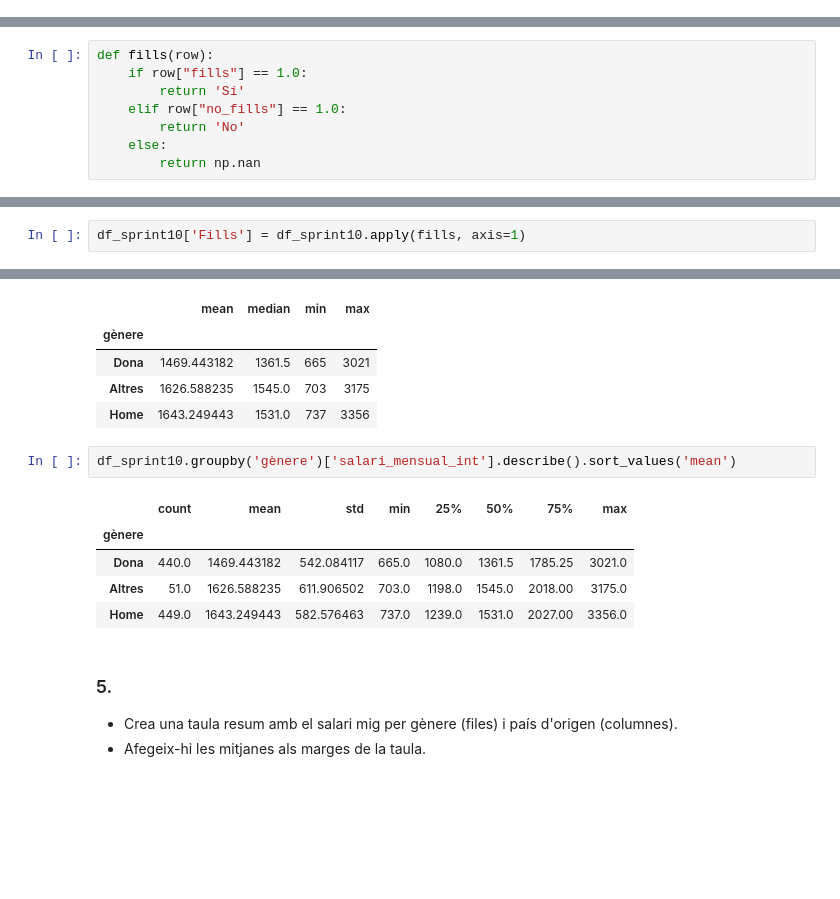
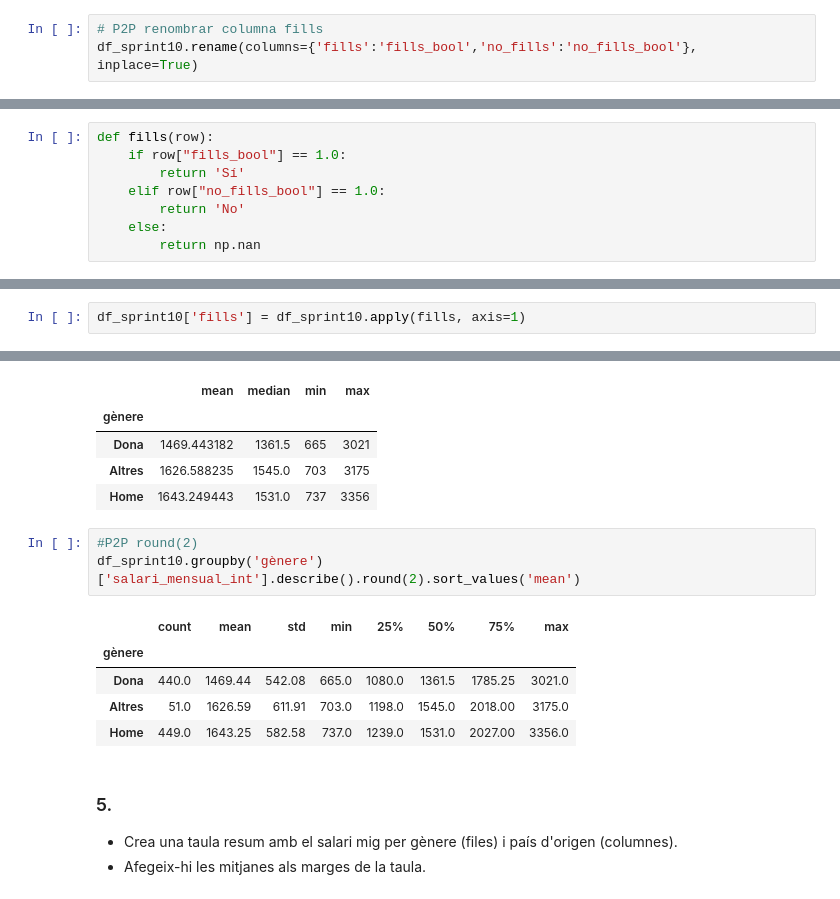
Before and after one commit to sabispb/it-academy-data-analytics, a Jupyter notebook: Sprint10_AnaliticaDadesPython/S10_PlanasBonell_Sabina.ipynb, the cells around one changed output, grey strips where cells are left out. Saved outputs shown, nothing was run; the diff lists cells and outputs as text; blank space fills up the shorter version.

```diff
--- a/Sprint10_AnaliticaDadesPython/S10_PlanasBonell_Sabina.ipynb
+++ b/Sprint10_AnaliticaDadesPython/S10_PlanasBonell_Sabina.ipynb
@@ -276,20 +268,23 @@ display(df_sprint10['no_fills'].unique())
 # %% [output]
 array([nan,  1.])
 array([ 1., nan])
+# %%
+# P2P renombrar columna fills
+df_sprint10.rename(columns={'fills':'fills_bool','no_fills':'no_fills_bool'}, inplace=True)
 # %% [markdown]
 Crear la funció
 # %%
 def fills(row):
-    if row["fills"] == 1.0:
+    if row["fills_bool"] == 1.0:
         return 'Sí'
-    elif row["no_fills"] == 1.0:
+    elif row["no_fills_bool"] == 1.0:
         return 'No'
     else:
         return np.nan
 # %% [markdown]
 Aplicar la funció
 # %%
-df_sprint10['Fills'] = df_sprint10.apply(fills, axis=1)
+df_sprint10['fills'] = df_sprint10.apply(fills, axis=1)
 # %% [markdown]
 Comprovar resultat
 # %%
@@ -372,13 +367,14 @@ df_sprint10.groupby('gènere')['salari_mensual_int'].aggregate(['mean','median',
 | Altres | 1626.588235 | 1545.0 | 703 | 3175 |
 | Home | 1643.249443 | 1531.0 | 737 | 3356 |
 # %%
-df_sprint10.groupby('gènere')['salari_mensual_int'].describe().sort_values('mean')
+#P2P round(2)
+df_sprint10.groupby('gènere')['salari_mensual_int'].describe().round(2).sort_values('mean')
 # %% [output]
 |  | count | mean | std | min | 25% | 50% | 75% | max |
 | gènere |  |  |  |  |  |  |  |  |
-| Dona | 440.0 | 1469.443182 | 542.084117 | 665.0 | 1080.0 | 1361.5 | 1785.25 | 3021.0 |
-| Altres | 51.0 | 1626.588235 | 611.906502 | 703.0 | 1198.0 | 1545.0 | 2018.00 | 3175.0 |
-| Home | 449.0 | 1643.249443 | 582.576463 | 737.0 | 1239.0 | 1531.0 | 2027.00 | 3356.0 |
+| Dona | 440.0 | 1469.44 | 542.08 | 665.0 | 1080.0 | 1361.5 | 1785.25 | 3021.0 |
+| Altres | 51.0 | 1626.59 | 611.91 | 703.0 | 1198.0 | 1545.0 | 2018.00 | 3175.0 |
+| Home | 449.0 | 1643.25 | 582.58 | 737.0 | 1239.0 | 1531.0 | 2027.00 | 3356.0 |
 # %% [markdown]
 ### 5.
 
```
Also changed, not shown: parts of 22 cells of this notebook, 14 other files.
